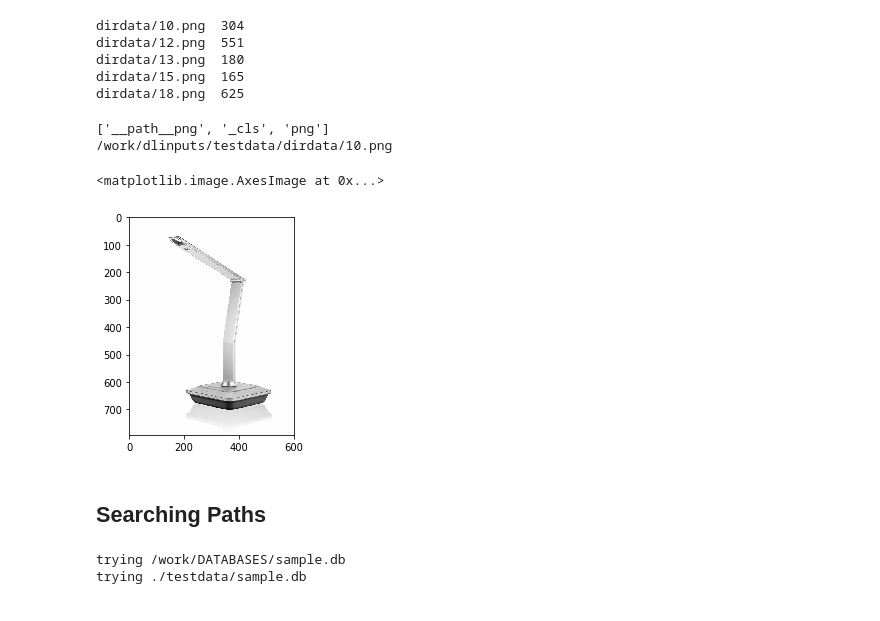
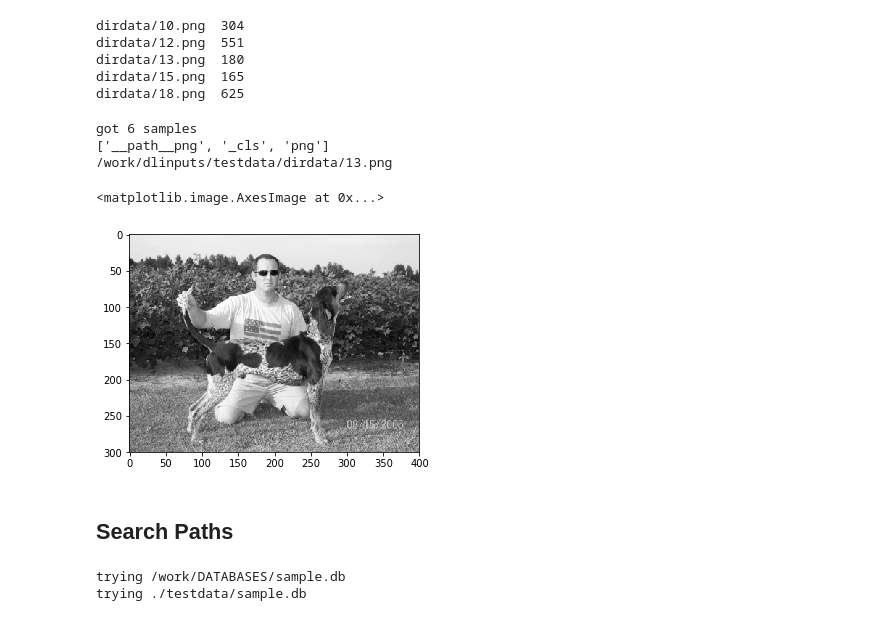
Before and after one commit to NVlabs/dlinputs, a Jupyter notebook: intro-to-dlinputs.ipynb, the cells around one changed output. Drawn from its saved outputs; the diff is of its cells as text; code cells hidden in the pictures.

```diff
--- a/intro-to-dlinputs.ipynb
+++ b/intro-to-dlinputs.ipynb
@@ -108,19 +113,20 @@ dirdata/13.png  180
 dirdata/15.png  165
 dirdata/18.png  625
 # %%
-data = dli.ittabular("testdata/dirdata.tsv2", "png,_cls") | \
+data = dli.ittabular("testdata/dirdata.tsv2", "png,_cls", size=6) | \
        dli.itmap(png=dli.pilreads, _cls=int)
 sample = data.next()
 print sample.keys()
 print sample["__path__png"]
 imshow(sample["png"])
 # %% [output]
+got 6 samples
 ['__path__png', '_cls', 'png']
-/work/dlinputs/testdata/dirdata/10.png
+/work/dlinputs/testdata/dirdata/13.png
 <matplotlib.image.AxesImage at 0x...>
-[figure, old version]
+[figure, new version]
 # %% [markdown]
-## Searching Paths
+## Search Paths
 # %%
 path = "/work/DATABASES:./testdata"
 dli.find_file(path, "sample.db", verbose=True)
```
Also changed, not shown: parts of 7 cells of this notebook, 2 other files.
